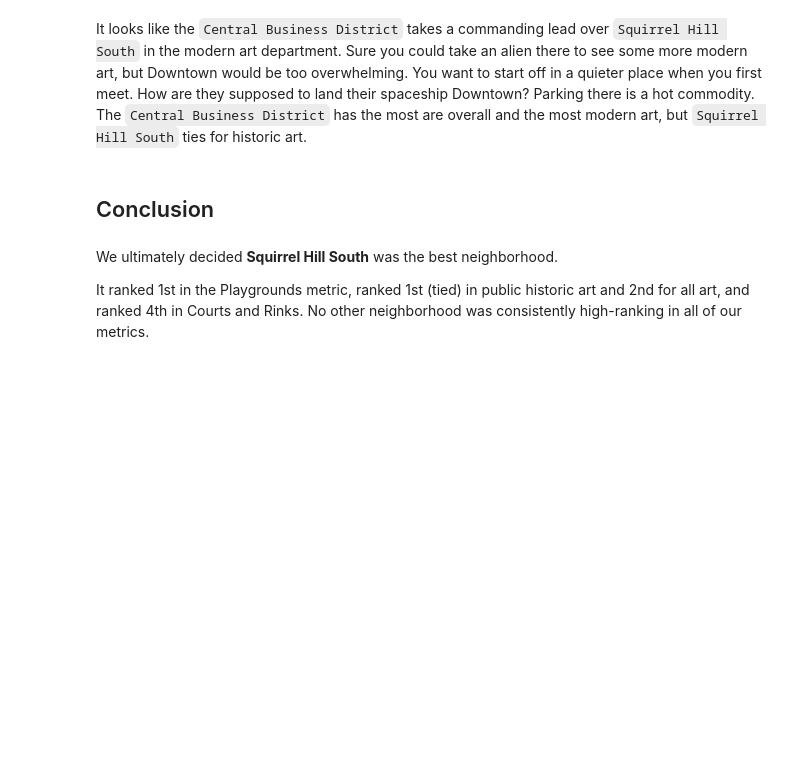
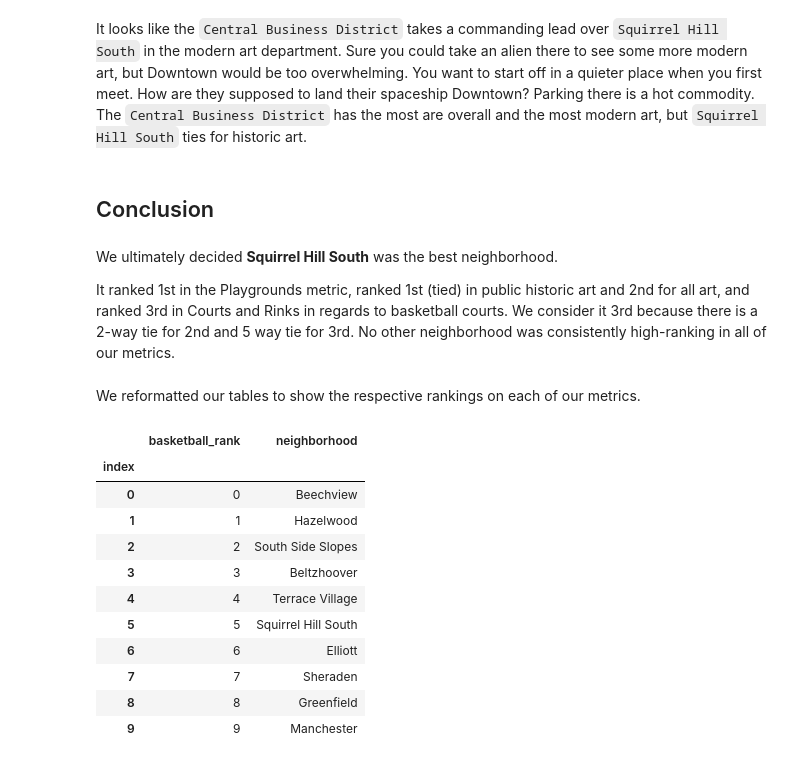
Before and after one commit to mjd119/Final-Project-CMPINF-0010, a Jupyter notebook: Full.ipynb, the cells around one changed output. Cells and saved outputs as stored; diff of their text form; code cells hidden in the pictures; blank space fills up the shorter version.

```diff
--- a/Full.ipynb
+++ b/Full.ipynb
@@ -298,4 +298,24 @@ It looks like the `Central Business District` takes a commanding lead over `Squi
 # %% [markdown]
 We ultimately decided **Squirrel Hill South** was the best neighborhood.
 
-It ranked 1st in the Playgrounds metric, ranked 1st (tied) in public historic art and 2nd for all art, and ranked 4th in Courts and Rinks. No other neighborhood was consistently high-ranking in all of our metrics.
+It ranked 1st in the Playgrounds metric, ranked 1st (tied) in public historic art and 2nd for all art, and ranked 3rd in Courts and Rinks in regards to basketball courts. We consider it 3rd because there is a 2-way tie for 2nd and 5 way tie for 3rd. No other neighborhood was consistently high-ranking in all of our metrics.
+# %% [markdown]
+We reformatted our tables to show the respective rankings on each of our metrics.
+# %%
+basketball_tally = basketball['neighborhood'].value_counts().rename_axis('neighborhood').reset_index(name='counts')
+basketball_tally_index = basketball_tally.reset_index().set_index('index', drop=False)
+basketball_tally_index = basketball_tally_index.rename(columns={'index':'basketball_rank'})[['basketball_rank', 'neighborhood']]
+basketball_tally_index.head(10)
+# %% [output]
+|  | basketball_rank | neighborhood |
+| index |  |  |
+| 0 | 0 | Beechview |
+| 1 | 1 | Hazelwood |
+| 2 | 2 | South Side Slopes |
+| 3 | 3 | Beltzhoover |
+| 4 | 4 | Terrace Village |
+| 5 | 5 | Squirrel Hill South |
+| 6 | 6 | Elliott |
+| 7 | 7 | Sheraden |
+| 8 | 8 | Greenfield |
+| 9 | 9 | Manchester |
```
Also changed, not shown: parts of 7 cells of this notebook.
